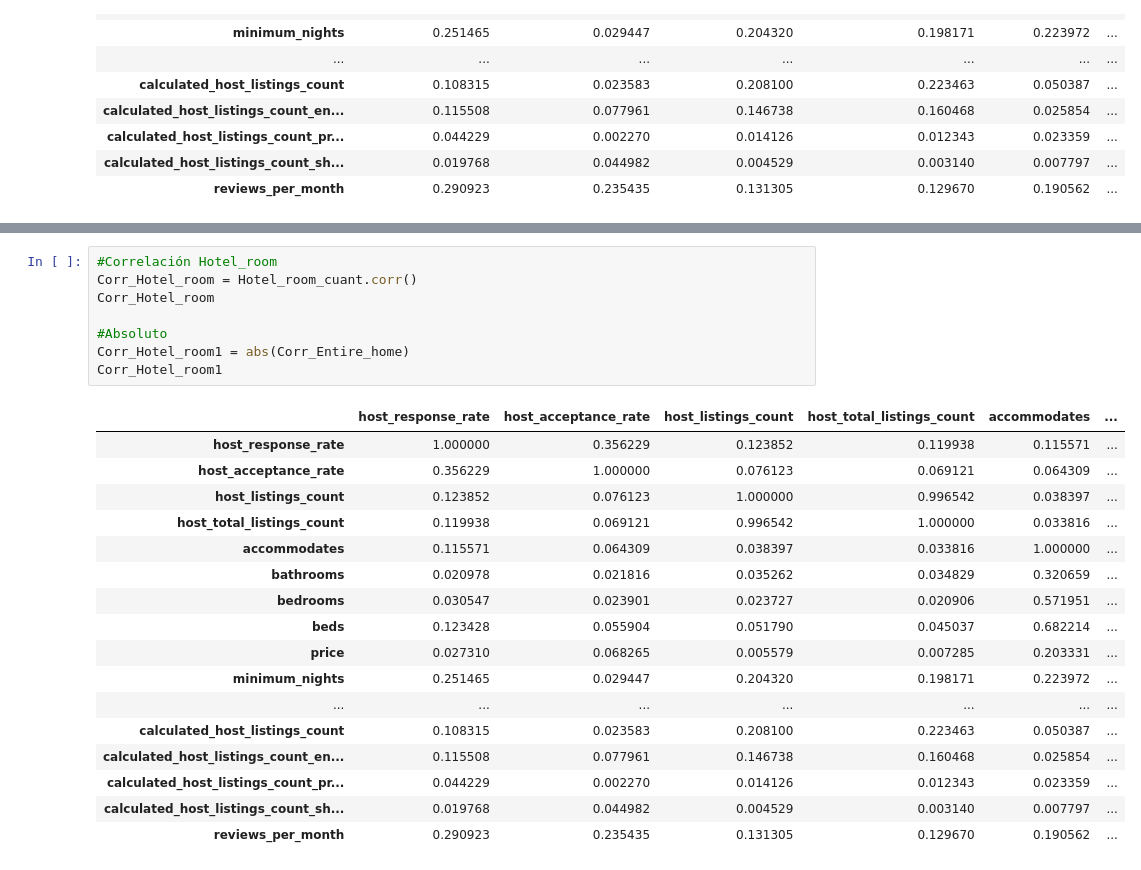
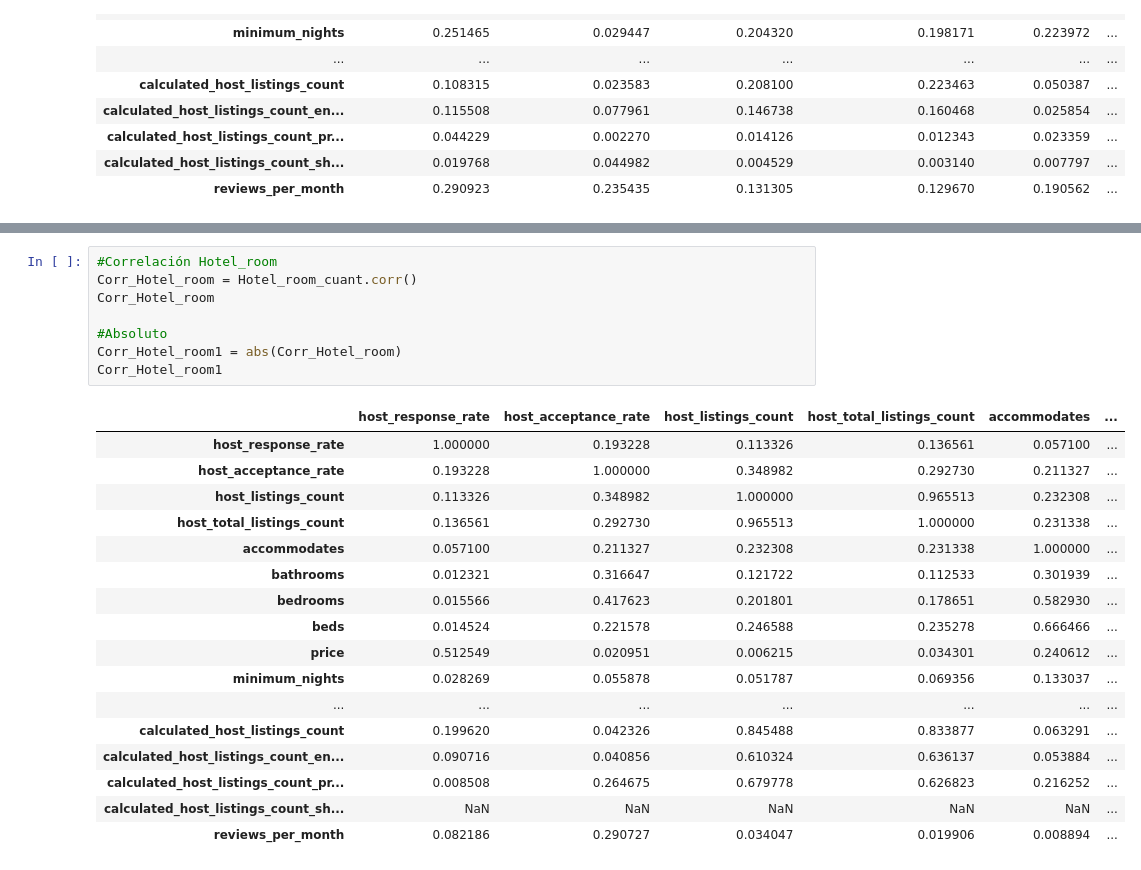
Before and after one commit to Raydays55/Actividad-1-Regresion-Lineal, a Jupyter notebook: Act1.ipynb, the cells around one changed output, grey strips where cells are left out. Cells and saved outputs as stored; diff of their text form.

```diff
--- a/Act1.ipynb
+++ b/Act1.ipynb
@@ -118,29 +118,29 @@ Corr_Private_room1
 # %%
 #Correlación Hotel_room
 Corr_Hotel_room = Hotel_room_cuant.corr()
 Corr_Hotel_room
 
 #Absoluto
-Corr_Hotel_room1 = abs(Corr_Entire_home)
+Corr_Hotel_room1 = abs(Corr_Hotel_room)
 Corr_Hotel_room1
 # %% [output]
 |  | host_response_rate | host_acceptance_rate | host_listings_count | host_total_listings_count | accommodates | ... |
-| host_response_rate | 1.000000 | 0.356229 | 0.123852 | 0.119938 | 0.115571 | ... |
-| host_acceptance_rate | 0.356229 | 1.000000 | 0.076123 | 0.069121 | 0.064309 | ... |
-| host_listings_count | 0.123852 | 0.076123 | 1.000000 | 0.996542 | 0.038397 | ... |
-| host_total_listings_count | 0.119938 | 0.069121 | 0.996542 | 1.000000 | 0.033816 | ... |
-| accommodates | 0.115571 | 0.064309 | 0.038397 | 0.033816 | 1.000000 | ... |
-| bathrooms | 0.020978 | 0.021816 | 0.035262 | 0.034829 | 0.320659 | ... |
-| bedrooms | 0.030547 | 0.023901 | 0.023727 | 0.020906 | 0.571951 | ... |
-| beds | 0.123428 | 0.055904 | 0.051790 | 0.045037 | 0.682214 | ... |
-| price | 0.027310 | 0.068265 | 0.005579 | 0.007285 | 0.203331 | ... |
-| minimum_nights | 0.251465 | 0.029447 | 0.204320 | 0.198171 | 0.223972 | ... |
+| host_response_rate | 1.000000 | 0.193228 | 0.113326 | 0.136561 | 0.057100 | ... |
+| host_acceptance_rate | 0.193228 | 1.000000 | 0.348982 | 0.292730 | 0.211327 | ... |
+| host_listings_count | 0.113326 | 0.348982 | 1.000000 | 0.965513 | 0.232308 | ... |
+| host_total_listings_count | 0.136561 | 0.292730 | 0.965513 | 1.000000 | 0.231338 | ... |
+| accommodates | 0.057100 | 0.211327 | 0.232308 | 0.231338 | 1.000000 | ... |
+| bathrooms | 0.012321 | 0.316647 | 0.121722 | 0.112533 | 0.301939 | ... |
+| bedrooms | 0.015566 | 0.417623 | 0.201801 | 0.178651 | 0.582930 | ... |
+| beds | 0.014524 | 0.221578 | 0.246588 | 0.235278 | 0.666466 | ... |
+| price | 0.512549 | 0.020951 | 0.006215 | 0.034301 | 0.240612 | ... |
+| minimum_nights | 0.028269 | 0.055878 | 0.051787 | 0.069356 | 0.133037 | ... |
 | ... | ... | ... | ... | ... | ... | ... |
-| calculated_host_listings_count | 0.108315 | 0.023583 | 0.208100 | 0.223463 | 0.050387 | ... |
-| calculated_host_listings_count_en... | 0.115508 | 0.077961 | 0.146738 | 0.160468 | 0.025854 | ... |
-| calculated_host_listings_count_pr... | 0.044229 | 0.002270 | 0.014126 | 0.012343 | 0.023359 | ... |
-| calculated_host_listings_count_sh... | 0.019768 | 0.044982 | 0.004529 | 0.003140 | 0.007797 | ... |
-| reviews_per_month | 0.290923 | 0.235435 | 0.131305 | 0.129670 | 0.190562 | ... |
+| calculated_host_listings_count | 0.199620 | 0.042326 | 0.845488 | 0.833877 | 0.063291 | ... |
+| calculated_host_listings_count_en... | 0.090716 | 0.040856 | 0.610324 | 0.636137 | 0.053884 | ... |
+| calculated_host_listings_count_pr... | 0.008508 | 0.264675 | 0.679778 | 0.626823 | 0.216252 | ... |
+| calculated_host_listings_count_sh... | NaN | NaN | NaN | NaN | NaN | ... |
+| reviews_per_month | 0.082186 | 0.290727 | 0.034047 | 0.019906 | 0.008894 | ... |
 # %%
 #Correlación Shared_room
 Corr_Shared_room = Shared_room_cuant.corr()
```
Also changed, not shown: parts of 2 cells of this notebook.
